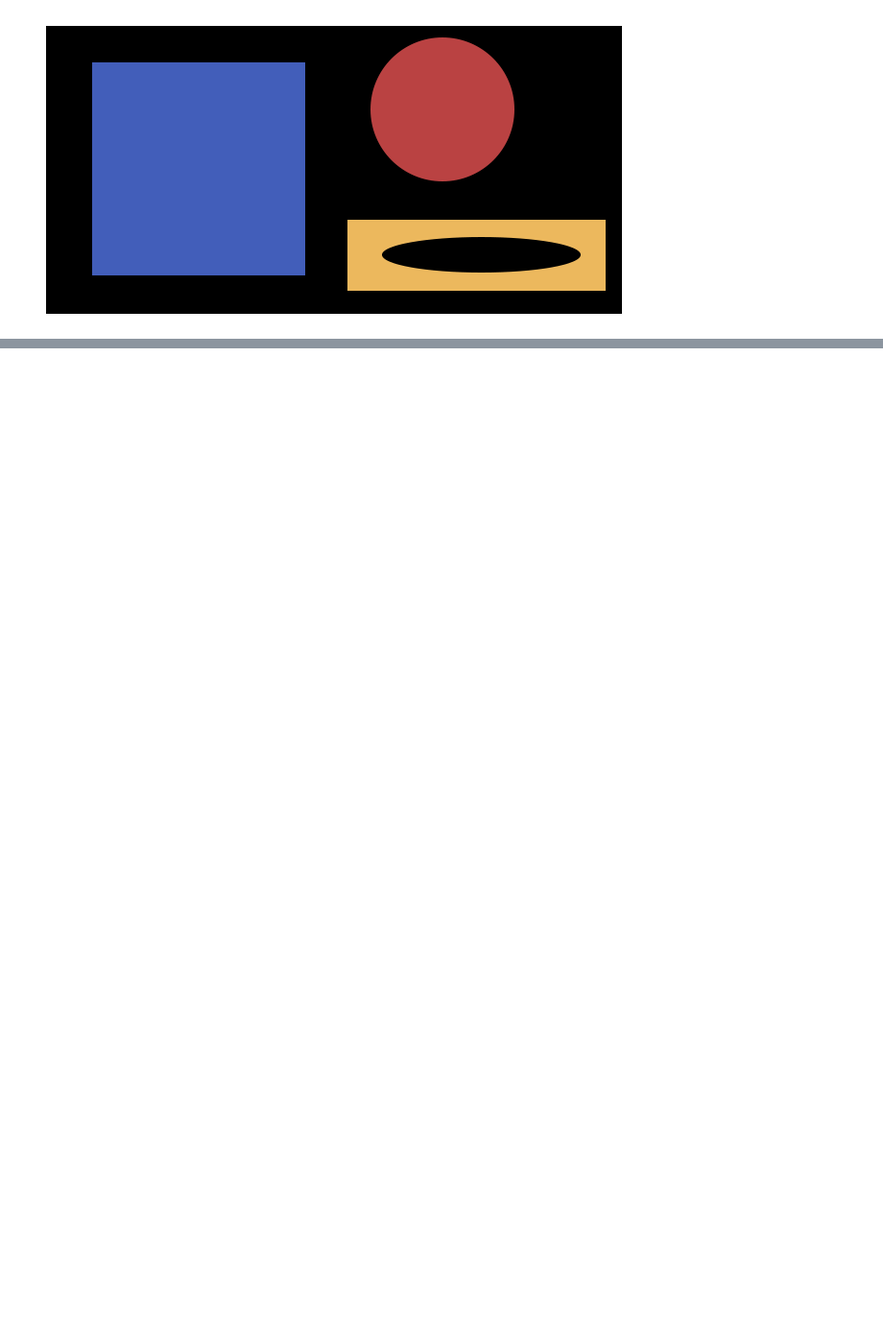
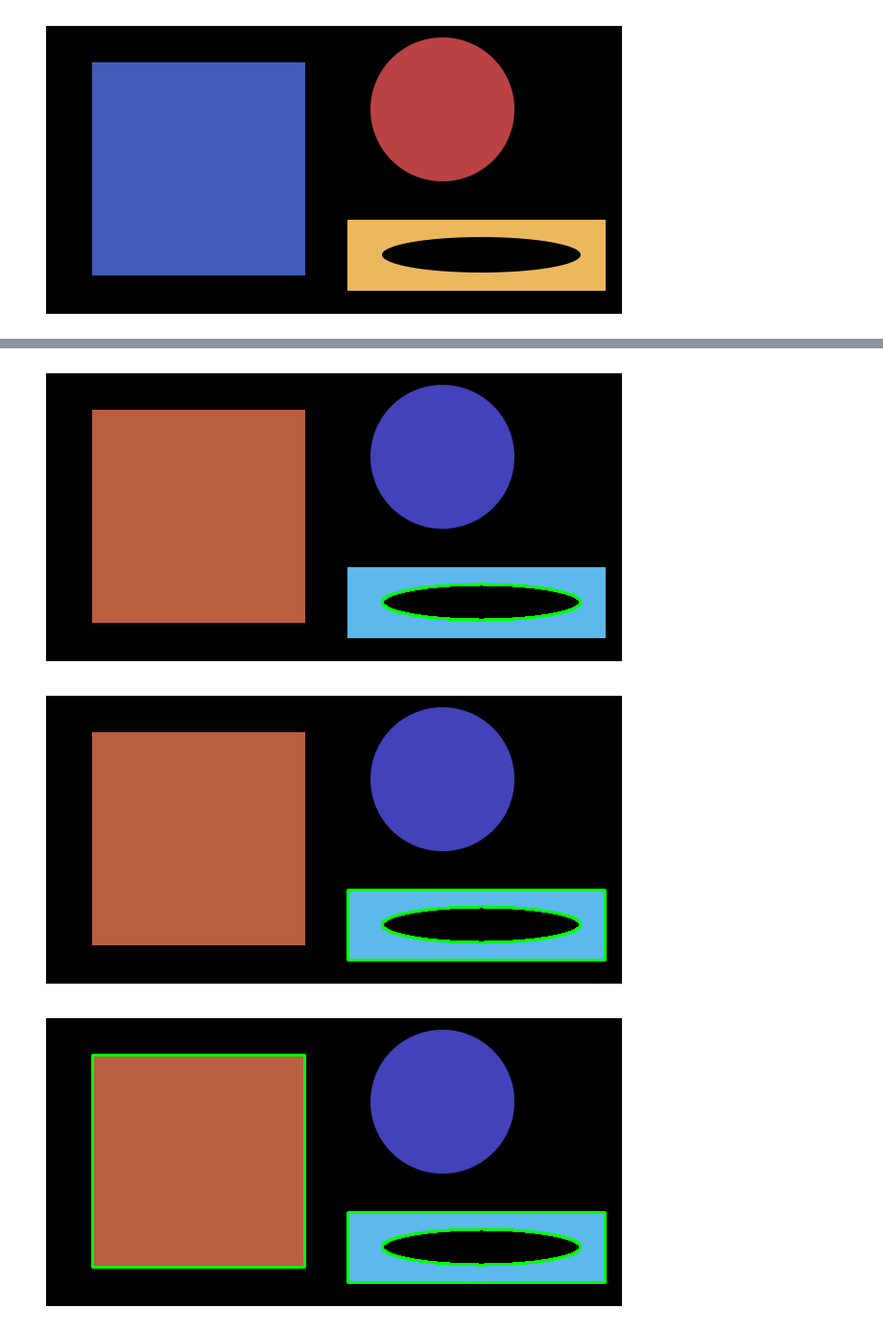
Before and after one commit to KarthikKothareddy/pisgurus, a Jupyter notebook: contours.ipynb, the cells around one changed output, grey strips where cells are left out. Shown at 96% size. Saved outputs shown, nothing was run; the diff lists cells and outputs as text; code cells hidden in the pictures; blank space fills up the shorter version.

```diff
--- a/contours.ipynb
+++ b/contours.ipynb
@@ -42,0 +69,10 @@ contours = im
+# %%
+# drawing contours such that it will not draw one for the oval shape inside rectangle
+clone = image.copy()
+for i, c in enumerate(contours):
+    cv2.drawContours(clone, [c], -1, (0, 255, 0), 2)
+    display(clone, flip=False, cmap="gray")
+# %% [output]
+[figure, added]
+[figure, added]
+[figure, added]
```
Also changed, not shown: parts of 6 cells of this notebook.
